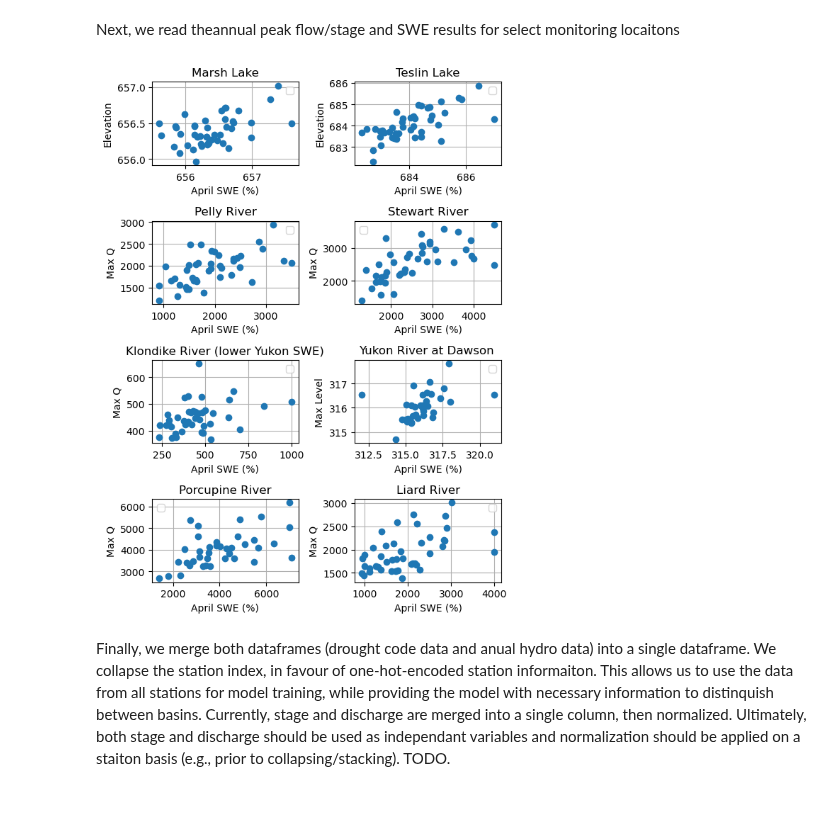
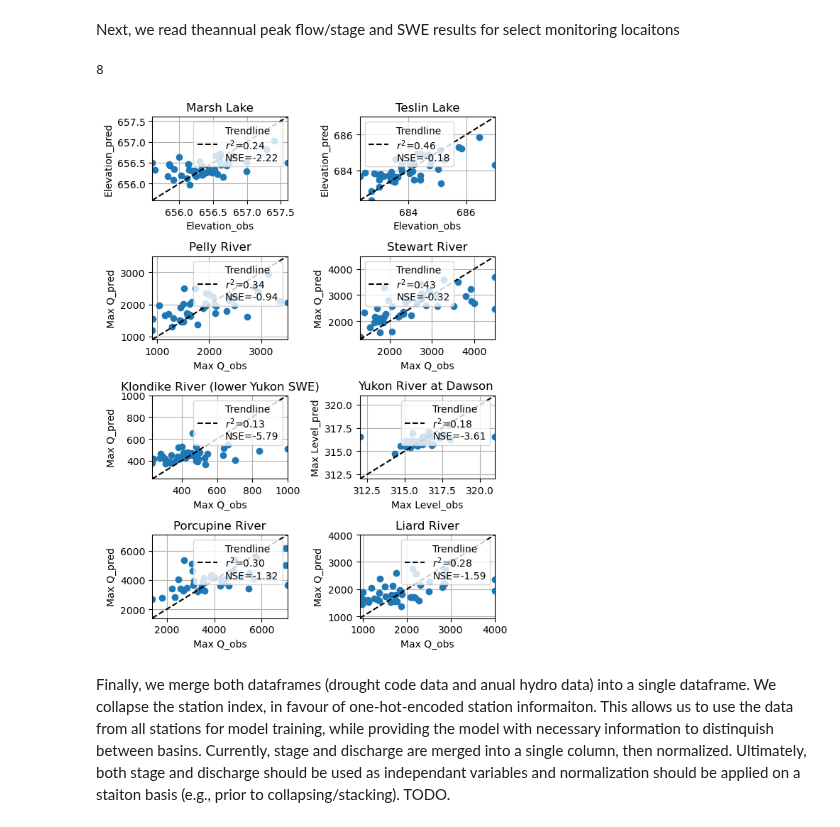
Before and after one commit to YukonWRB/YGwater, a Jupyter notebook: dev/freshet_forecasting/main.ipynb, the cells around one changed output. Drawn from its saved outputs; the diff is of its cells as text; code cells hidden in the pictures.

```diff
--- a/dev/freshet_forecasting/main.ipynb
+++ b/dev/freshet_forecasting/main.ipynb
@@ -296,7 +269,16 @@ df
 # %% [markdown]
 Next, we read theannual peak flow/stage and SWE results for select monitoring locaitons
+# %%
+stations_multiindex = annual_hydro.columns.levels[0]
+print(len(list(stations_multiindex)))
+# %% [output]
+8
 # %%
 from scipy.stats import linregress
+import pandas as pd
+import matplotlib.pyplot as plt
+import numpy as np
+
 
 annual_hydro = pd.read_excel(".data/annual_peaks.xlsx", header=[0, 1], index_col=0)
 annual_hydro.index = annual_hydro.index.astype(int)
@@ -325,36 +307,39 @@ for col in cols:
     x = annual_hydro.loc[:,(col[0], "April SWE%")].values
 
     # Remove NaNs from x and y for regression
     mask = ~np.isnan(x) & ~np.isnan(y) & (y != 0)
     x = x[mask]
     y = y[mask]
     # Calculate the linear regression
 
     slope, intercept, r_value, p_value, std_err = linregress(x, y)
     y_linear = slope * x + intercept
 
     # Calculate NSE
     nse = calc_nse(y, y_linear)
     scores.append(nse)
     # Plot the trendline
     y_linear = slope * x + intercept
 
 
     ax.plot(y, y_linear,'o')
 
+    ax.set_xlim(min(y.min(), y_linear.min()), max(y.max(), y_linear.max()))
+    ax.set_ylim(min(y.min(), y_linear.min()), max(y.max(), y_linear.max()))
+
     #ax.plot([x.min(), x.max()], [y.min(), y.max()], color='black', linestyle='--', label=f'Trendline\n$r^2$={r_value**2:.2f}\nNSE={nse:.2f}')
-
+    ax.plot( [ax.get_ylim()[0], ax.get_ylim()[1]], [ax.get_ylim()[0], ax.get_ylim()[1]], color='black', linestyle='--', label=f'Trendline\n$r^2$={r_value**2:.2f}\nNSE={nse:.2f}')
     # Add legend
     ax.legend()
-    ax.set_xlabel("April SWE (%)")
-    ax.set_ylabel(col[1])
+    ax.set_xlabel(f"{col[1]}_obs")
+    ax.set_ylabel(f"{col[1]}_pred")
     ax.set_title(f"{rename_locations_inv[col[0]]}")
     ax.grid(True)
 
 
 
 fig.tight_layout()
 # %% [output]
-[figure, old version]
+[figure, new version]
 # %% [markdown]
 Finally, we merge both dataframes (drought code data and anual hydro data) into a single dataframe. We collapse the station index, in favour of one-hot-encoded station informaiton. This allows us to use the data from all stations for model training, while providing the model with necessary information to distinquish between basins. Currently, stage and discharge are merged into a single column, then normalized. Ultimately, both stage and discharge should be used as independant variables and normalization should be applied on a staiton basis (e.g., prior to collapsing/stacking). TODO.
```
Also changed, not shown: parts of 17 cells of this notebook, 7 other files.
